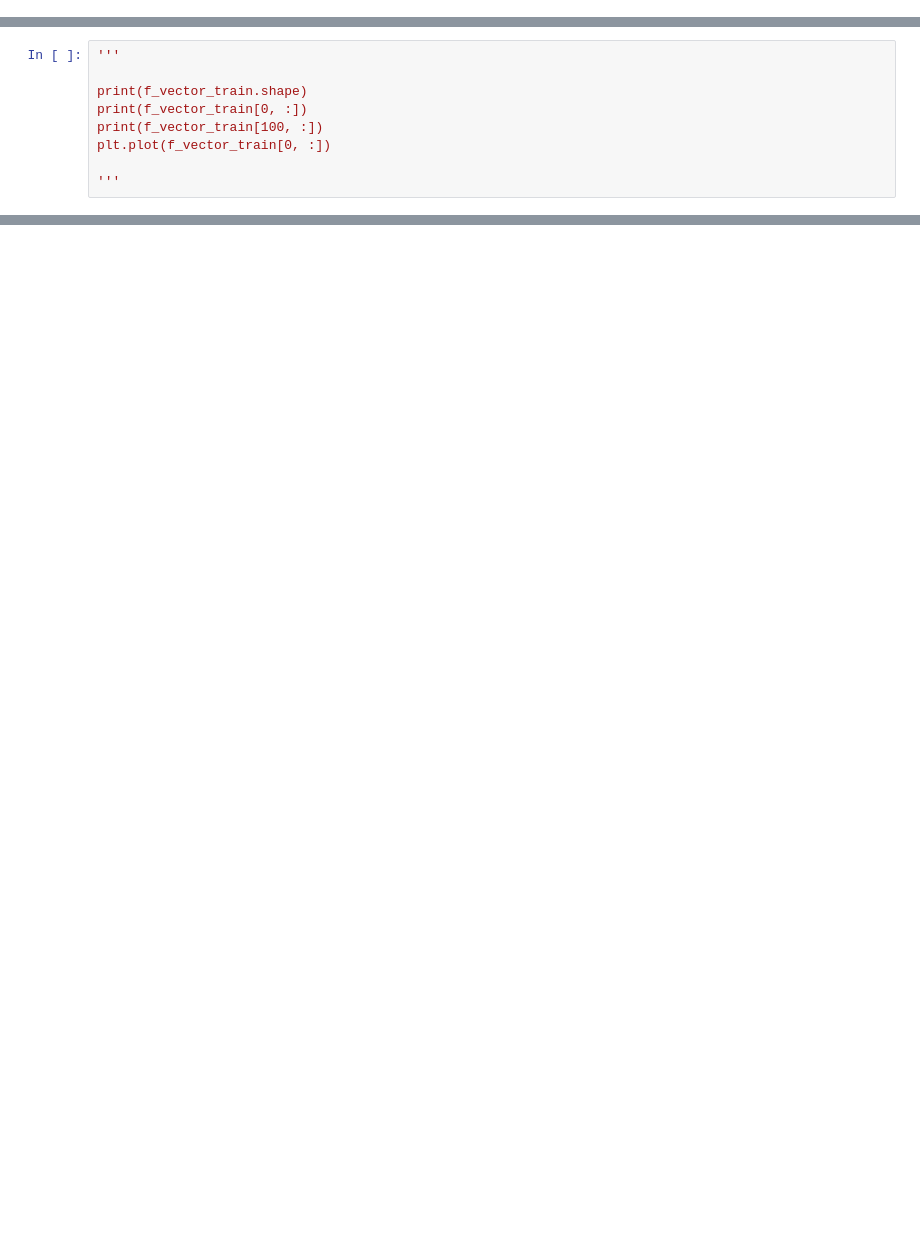
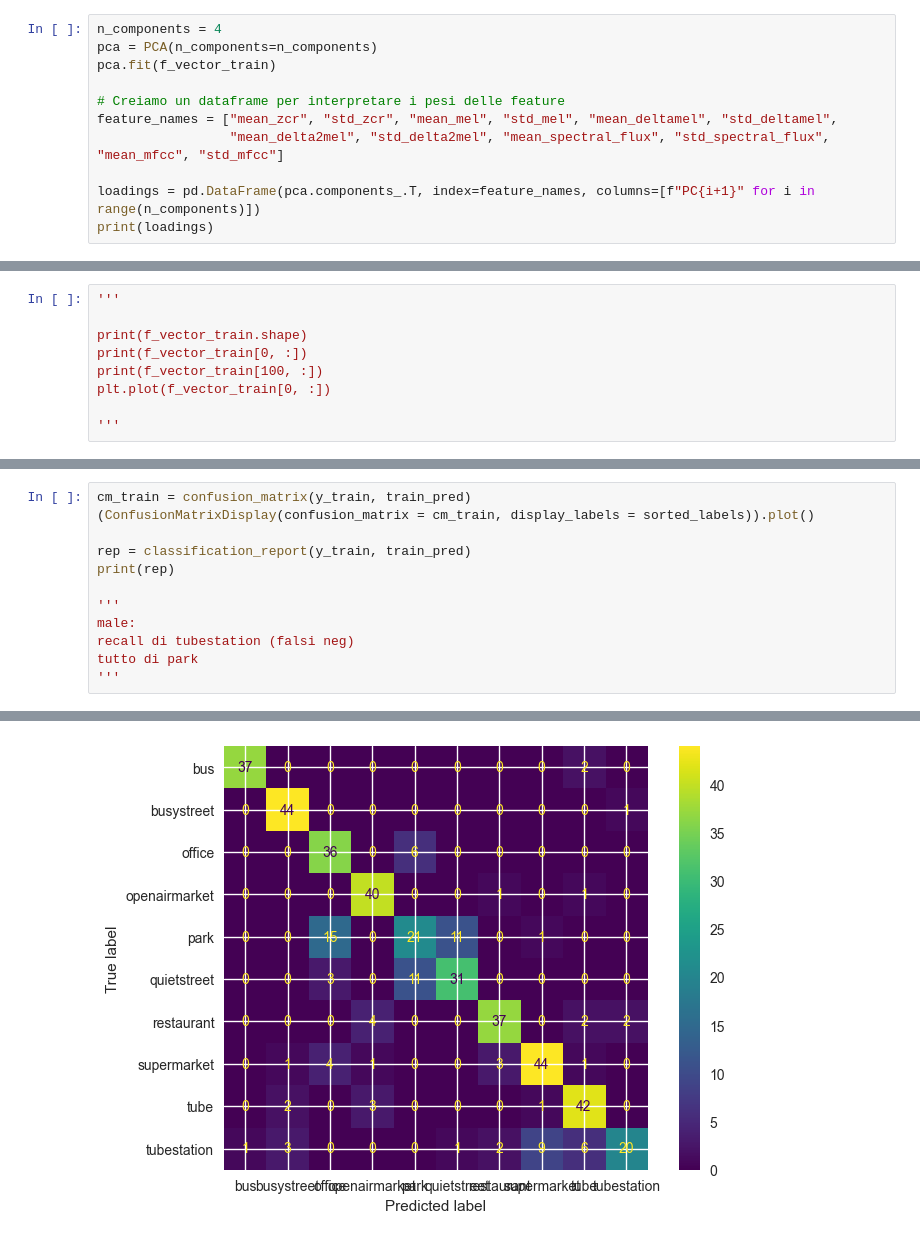
Before and after one commit to enry1897/Selected_P4, a Jupyter notebook: project4.ipynb, the cells around one changed output, grey strips where cells are left out. Drawn from its saved outputs; the diff is of its cells as text; blank space fills up the shorter version.

```diff
--- a/project4.ipynb
+++ b/project4.ipynb
@@ -219,0 +260,11 @@ for i in range(0, X_test.shape[0]):
+# %%
+n_components = 4
+pca = PCA(n_components=n_components)
+pca.fit(f_vector_train)
+
+# Creiamo un dataframe per interpretare i pesi delle feature
+feature_names = ["mean_zcr", "std_zcr", "mean_mel", "std_mel", "mean_deltamel", "std_deltamel",
+                 "mean_delta2mel", "std_delta2mel", "mean_spectral_flux", "std_spectral_flux", "mean_mfcc", "std_mfcc"]
+
+loadings = pd.DataFrame(pca.components_.T, index=feature_names, columns=[f"PC{i+1}" for i in range(n_components)])
+print(loadings)
@@ -245,0 +311,13 @@ test:  0.64
+# %%
+cm_train = confusion_matrix(y_train, train_pred)
+(ConfusionMatrixDisplay(confusion_matrix = cm_train, display_labels = sorted_labels)).plot()
+
+rep = classification_report(y_train, train_pred)
+print(rep)
+
+'''
+male:
+recall di tubestation (falsi neg)
+tutto di park
+'''
+# %% [output]
@@ -245,0 +340 @@ test:  0.64
+[figure, added]
```
Also changed, not shown: parts of 17 cells of this notebook.
